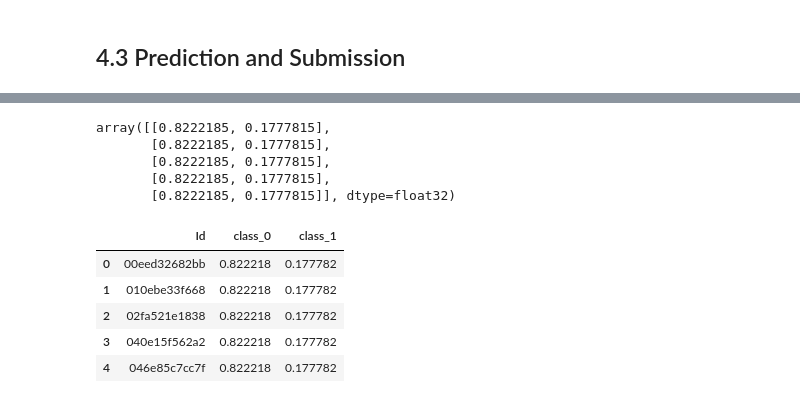
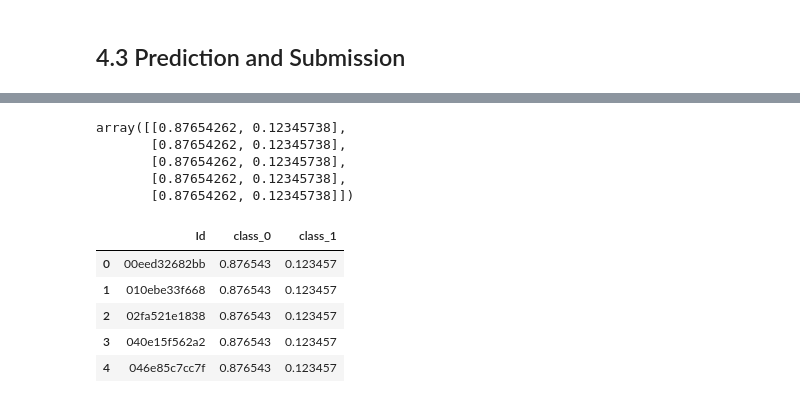
Before and after one commit to devUuung/Kaggle, a Jupyter notebook: ICR - Identifying Age-Related Conditions/2023-06-23-icr.ipynb, the cells around one changed output, grey strips where cells are left out. Drawn from its saved outputs; the diff is of its cells as text; code cells hidden in the pictures.

Commit message:
Voting Classifier(XGBoost, LGBM, Random Forest)

```diff
--- a/ICR - Identifying Age-Related Conditions/2023-06-23-icr.ipynb
+++ b/ICR - Identifying Age-Related Conditions/2023-06-23-icr.ipynb
@@ -375,0 +506,14 @@ XGBClassifier(base_score=None, booster=None, callbacks=None,
+# %%
+skf = StratifiedKFold(n_splits=p_folds, shuffle=True)
+
+rf_model = RandomizedSearchCV(
+   rf,
+   params,
+   n_iter=p_iter,
+   scoring="roc_auc",
+   n_jobs=-1,
+   cv=skf.split(X_smote, y_smote),
+   verbose=1
+)
+# %%
+rf_model.fit(X_smote, y_smote)
@@ -377,0 +571,7 @@ XGBClassifier(base_score=None, booster=None, callbacks=None,
+# %%
+xg_best = xg_model.best_estimator_
+lg_best = lgbm_model.best_estimator_
+rf_best = rf_model.best_estimator_
+
+vo_clf = VotingClassifier(estimators=[("XGB", xg_best), ("LGB", lg_best), ("RF", rf_best)], voting="soft")
+vo_clf.fit(X_smote, y_smote)
@@ -378,22 +599,31 @@ XGBClassifier(base_score=None, booster=None, callbacks=None,
 # %%
-xg_pred = xg_model.predict_proba(df_test_2.drop(['Id'], axis=1))
-xg_pred
+#xg_pred = xg_model.predict_proba(df_test_2.drop(['Id'], axis=1))
+#xg_pred
-# %% [output]
-array([[0.8222185, 0.1777815],
-       [0.8222185, 0.1777815],
-       [0.8222185, 0.1777815],
-       [0.8222185, 0.1777815],
-       [0.8222185, 0.1777815]], dtype=float32)
 # %%
-submission = df_test_2[['Id']].copy()
-submission['class_0'] = xg_pred[:,0]
-submission['class_1'] = xg_pred[:,1]
-submission.to_csv('submission.csv',index=False)
-submission.head()
+#submission = df_test_2[['Id']].copy()
+#submission['class_0'] = xg_pred[:,0]
+#submission['class_1'] = xg_pred[:,1]
+#submission.to_csv('submission.csv',index=False)
+#submission.head()
-# %% [output]
-|  | Id | class_0 | class_1 |
-| 0 | 00eed32682bb | 0.822218 | 0.177782 |
-| 1 | 010ebe33f668 | 0.822218 | 0.177782 |
-| 2 | 02fa521e1838 | 0.822218 | 0.177782 |
-| 3 | 040e15f562a2 | 0.822218 | 0.177782 |
-| 4 | 046e85c7cc7f | 0.822218 | 0.177782 |
+# %%
+vo_pred = vo_clf.predict_proba(df_test_2.drop(["Id"], axis=1))
+vo_pred
+# %% [output]
+array([[0.87654262, 0.12345738],
+       [0.87654262, 0.12345738],
+       [0.87654262, 0.12345738],
+       [0.87654262, 0.12345738],
+       [0.87654262, 0.12345738]])
+# %%
+submission = df_test_2[["Id"]].copy()
+submission["class_0"] = vo_pred[:,0]
+submission["class_1"] = vo_pred[:,1]
+submission.to_csv("submission.csv", index=False)
+submission.head()
+# %% [output]
+|  | Id | class_0 | class_1 |
+| 0 | 00eed32682bb | 0.876543 | 0.123457 |
+| 1 | 010ebe33f668 | 0.876543 | 0.123457 |
+| 2 | 02fa521e1838 | 0.876543 | 0.123457 |
+| 3 | 040e15f562a2 | 0.876543 | 0.123457 |
+| 4 | 046e85c7cc7f | 0.876543 | 0.123457 |
```
Also changed, not shown: parts of 25 cells of this notebook.
